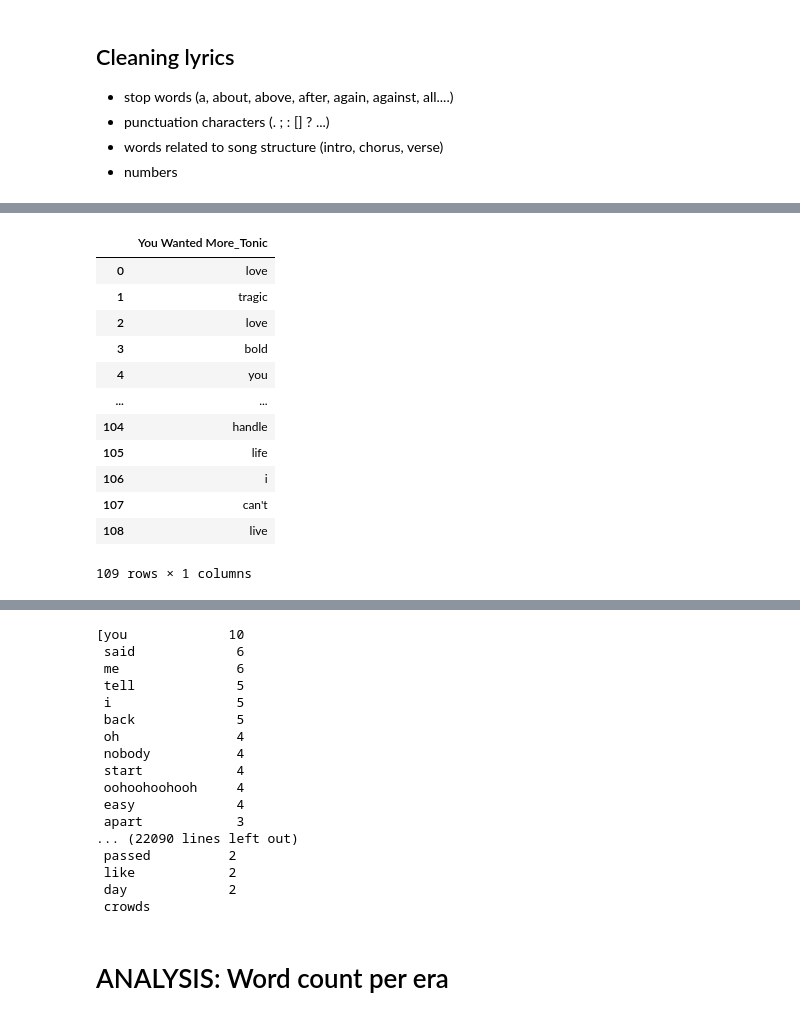
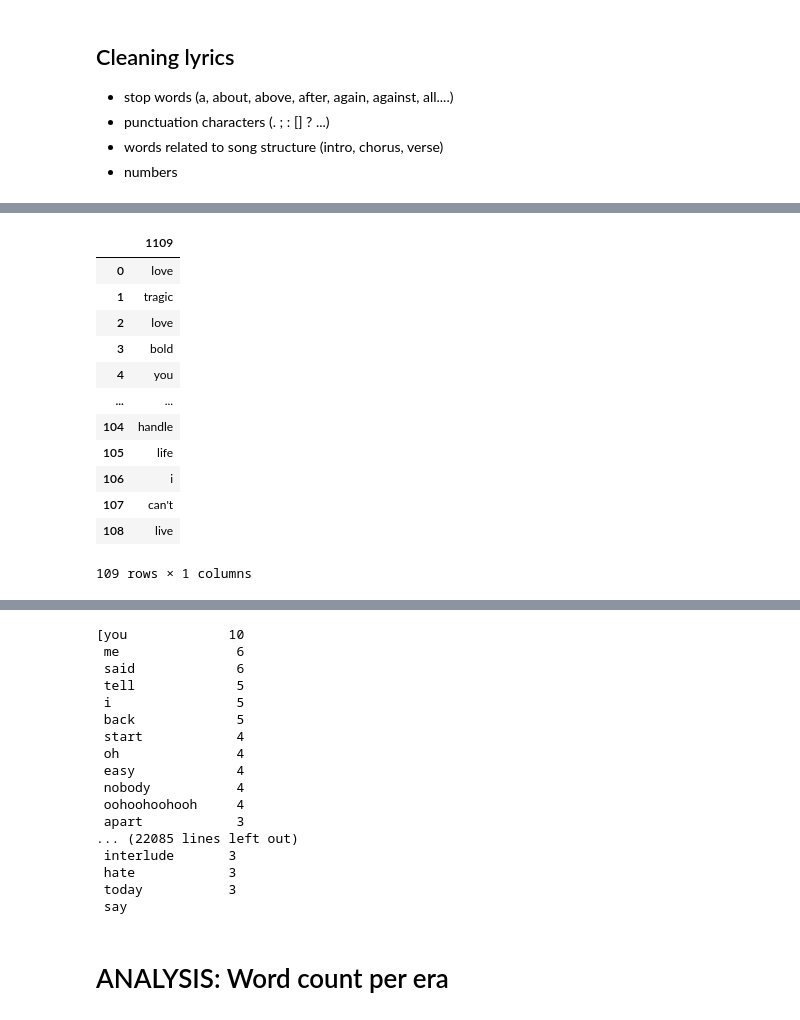
Before and after one commit to ATSeagle/project1, a Jupyter notebook: Lyrics_analysis_wordcount_final_LC.ipynb, the cells around one changed output, grey strips where cells are left out. Drawn from its saved outputs; the diff is of its cells as text; code cells hidden in the pictures.

```diff
--- a/Lyrics_analysis_wordcount_final_LC.ipynb
+++ b/Lyrics_analysis_wordcount_final_LC.ipynb
@@ -165,38 +128,38 @@ for index, row in song_list_df.iterrows():
     filtered_1=[k for k in words_list_lower if not k in stop_words_clean]
 
     #remove possible verse number (as strings)
     filtered_2=[k for k in filtered_1 if not k in numbers]
 
     #remove song structure words
     filtered_lyrics_index=[k for k in filtered_2 if not k in song_structure_words]
 
     #Create a df for lyrics analysis
     lyrics_index_df=pd.DataFrame()
 
     #Save song_lyrics_clean to a new dataframe
     lyrics_index_df[index]=filtered_lyrics_index
 
     #Number of words
     tot_words=len(lyrics_index_df[index])
     tot_words_list.append(tot_words)
 
     #Unique words
     unique_words=lyrics_index_df[index].unique()
     unique_words_list.append(unique_words)
 
     #Count of Unique words
     unique_words_count=lyrics_index_df[index].value_counts()
     unique_words_count_list.append(unique_words_count)
 
 
-    #Rename column and export to csv as lyrics_index.csv
-    column_name= f'{song_list_df["Song Name"][index]}_{song_list_df["Artist"][index]}'
-    lyrics_index_df=lyrics_index_df.rename(columns={index: column_name})
-    lyrics_index_df.to_csv(f'Lyrics/lyrics_{index}_df.csv')
+#     #Rename column and export to csv as lyrics_index.csv
+#     column_name= f'{song_list_df["Song Name"][index]}_{song_list_df["Artist"][index]}'
+#     lyrics_index_df=lyrics_index_df.rename(columns={index: column_name})
+#     lyrics_index_df.to_csv(f'Lyrics/lyrics_{index}_df.csv')
 
 lyrics_index_df
 # %% [output]
-|  | You Wanted More_Tonic |
+|  | 1109 |
 | 0 | love |
 | 1 | tragic |
 | 2 | love |
@@ -256,22 +219,22 @@ unique_words_list
 unique_words_count_list
 # %% [output]
 [you             10
+ me               6
  said             6
- me               6
  tell             5
  i                5
  back             5
+ start            4
  oh               4
+ easy             4
  nobody           4
- start            4
  oohoohoohooh     4
- easy             4
  apart            3
-... (22090 lines left out)
- passed          2
- like            2
- day             2
- crowds
+... (22085 lines left out)
+ interlude       3
+ hate            3
+ today           3
+ say
 # %% [markdown]
 # ANALYSIS: Word count per era
 # %%
```
Also changed, not shown: parts of 15 cells of this notebook, 12 other files.
